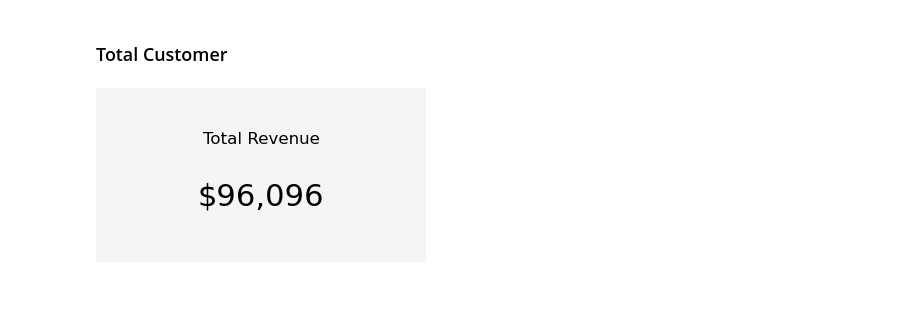
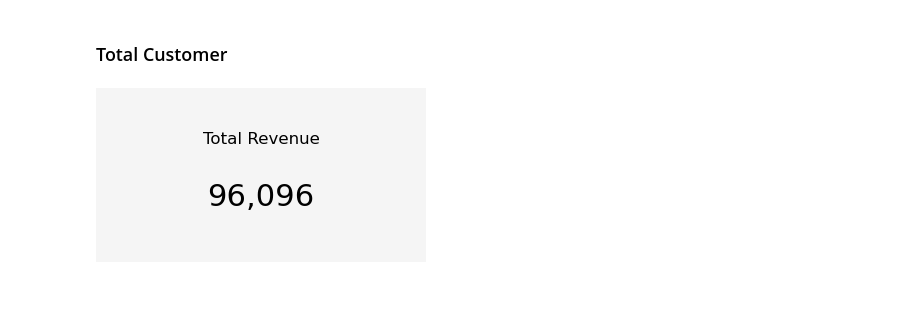
Before and after one commit to abe-temitope/olist-ecommerce-project-SQL-Python-PowerBI, a Jupyter notebook: notebooks/python_analysis.ipynb, the cells around one changed output. Drawn from its saved outputs; the diff is of its cells as text; code cells hidden in the pictures.

```diff
--- a/notebooks/python_analysis.ipynb
+++ b/notebooks/python_analysis.ipynb
@@ -393,14 +393,14 @@ total_customers  = customers["customer_unique_id"].nunique()
 # %%
 fig, ax = plt.subplots(figsize=(4,2))
 fig.patch.set_facecolor('#f5f5f5')
 
 ax.text(0.5, 0.7, "Total Revenue", fontsize=12, ha='center')
-ax.text(0.5, 0.3, f"${total_customers:,.0f}", fontsize=22, ha='center')
+ax.text(0.5, 0.3, f"{total_customers:,.0f}", fontsize=22, ha='center')
 
 ax.axis("off")
 plt.show()
 # %% [output]
-[figure, old version]
+[figure, new version]
 # %% [markdown]
 ###
 # %% [markdown]
```
Also changed, not shown: parts of 25 cells of this notebook, 10 other files.
